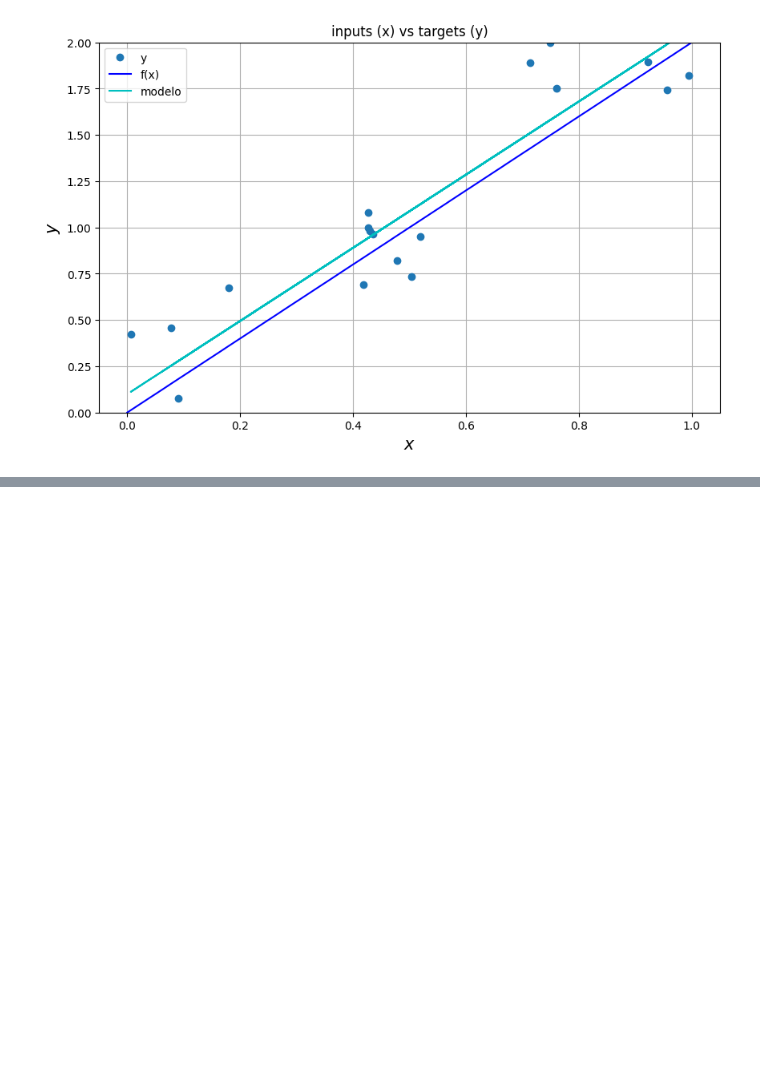
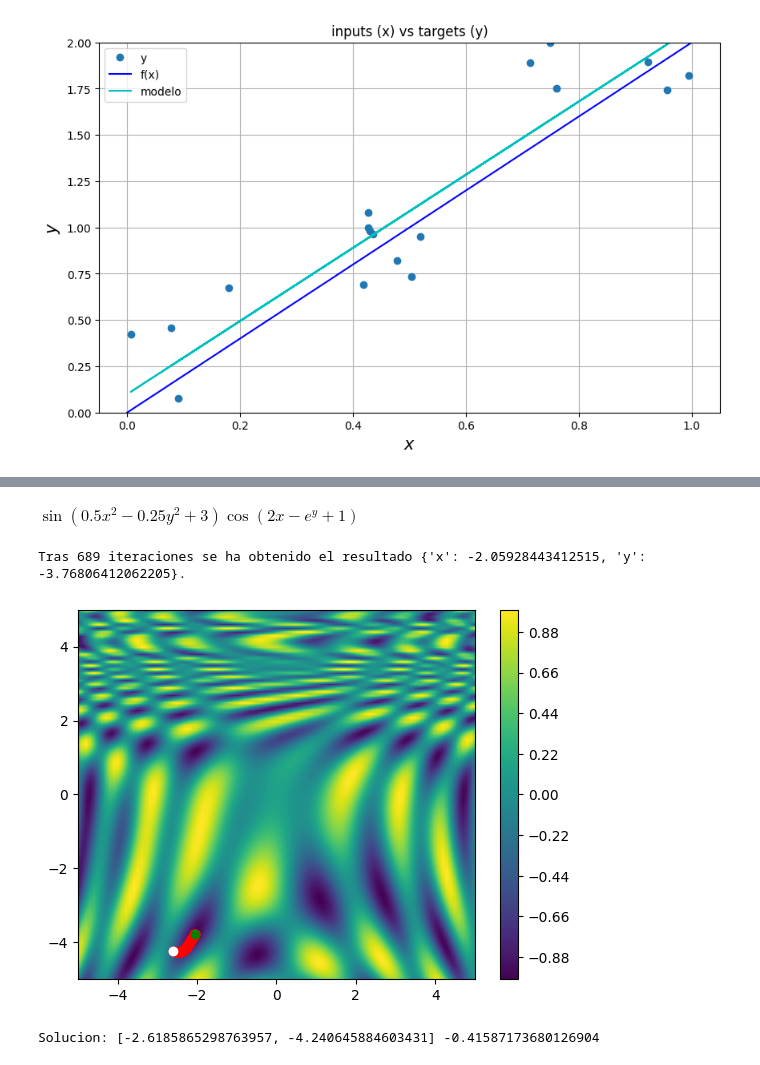
Before and after one commit to AlbertoEscrivaCastro/03MIAR_04_B_2023-24_Algoritmos-de-Optimizacion, a Jupyter notebook: Alberto_Escrivá_Retos.ipynb, the cells around one changed output, grey strips where cells are left out. Drawn from its saved outputs; the diff is of its cells as text; code cells hidden in the pictures; blank space fills up the shorter version.

```diff
--- a/Alberto_Escrivá_Retos.ipynb
+++ b/Alberto_Escrivá_Retos.ipynb
@@ -225,0 +301,11 @@ plt.show()
+# %%
+#Definimos la funcion
+f= lambda X: math.sin(1/2 * X[0]**2 - 1/4 * X[1]**2 + 3) *math.cos(2*X[0] + 1 - math.exp(X[1]) )
+
+# Por comodidad, se implementará la función de forma simbólica ya que permite el cálculo
+# automático de las derivadas.
+x , y = sym.symbols( 'x y' )
+f_sym = sym.sin(1/2 * x**2 - 1/4 * y**2 + 3) *sym.cos(2*x + 1 - sym.exp(y) )
+display(f_sym)
+# %% [output]
+$\displaystyle \sin{\left(0.5 x^{2} - 0.25 y^{2} + 3 \right)} \cos{\left(2 x - e^{y} + 1 \right)}$
@@ -225,0 +336,20 @@ plt.show()
+# %%
+def evalua_list_func( funcion , punto , X ):
+  try   : _       = iter( punto )
+  except: punto   = [ punto ]
+  punto           = sym.Array( punto )
+
+  # Se convierten los nombres de variables en strings.
+  X_str           = list()
+
+  for variable in X:
+    X_str.append( str( variable ) )
+
+  X_str.sort()
+  Xn              = dict(zip( X_str , punto ))
+  funcion_Xn    = np.zeros( funcion.shape , dtype = float )
+
+  for i , func_i in enumerate( funcion ):
+    funcion_Xn[i] = func_i.subs( Xn )
+
+  return np.array( funcion_Xn ) , Xn
@@ -225,0 +395,33 @@ plt.show()
+# %%
+#Prepara los datos para dibujar mapa de niveles de Z
+resolucion = 100
+rango=5
+
+X=np.linspace(-rango,rango,resolucion)
+Y=np.linspace(-rango,rango,resolucion)
+Z=np.zeros((resolucion,resolucion))
+for ix,x in enumerate(X):
+  for iy,y in enumerate(Y):
+    Z[iy,ix] = f([x,y])
+
+#Pinta el mapa de niveles de Z
+plt.contourf(X,Y,Z,resolucion)
+plt.colorbar()
+
+#Generamos un punto aleatorio inicial y pintamos de blanco
+P=[random.uniform(-5,5  ),random.uniform(-5,5 ) ]
+plt.plot(P[0],P[1],"o",c="white")
+
+#Tasa de aprendizaje. Fija. Sería más efectivo reducirlo a medida que nos acercamos.
+TA=0.01
+
+min = grad_desc( f_sym , P , TA , 1e-6 , 1e3 )
+plt.plot(P[0],P[1],"o",c="white")
+#Dibujamos el punto final y pintamos de verde
+plt.plot(min['x'],min['y'],"o",c="green")
+plt.show()
+print("Solucion:" , P , f(P))
+# %% [output]
+Tras 689 iteraciones se ha obtenido el resultado {'x': -2.05928443412515, 'y': -3.76806412062205}.
+[figure, added]
+Solucion: [-2.6185865298763957, -4.240645884603431] -0.41587173680126904
```
Also changed, not shown: parts of 19 cells of this notebook.
